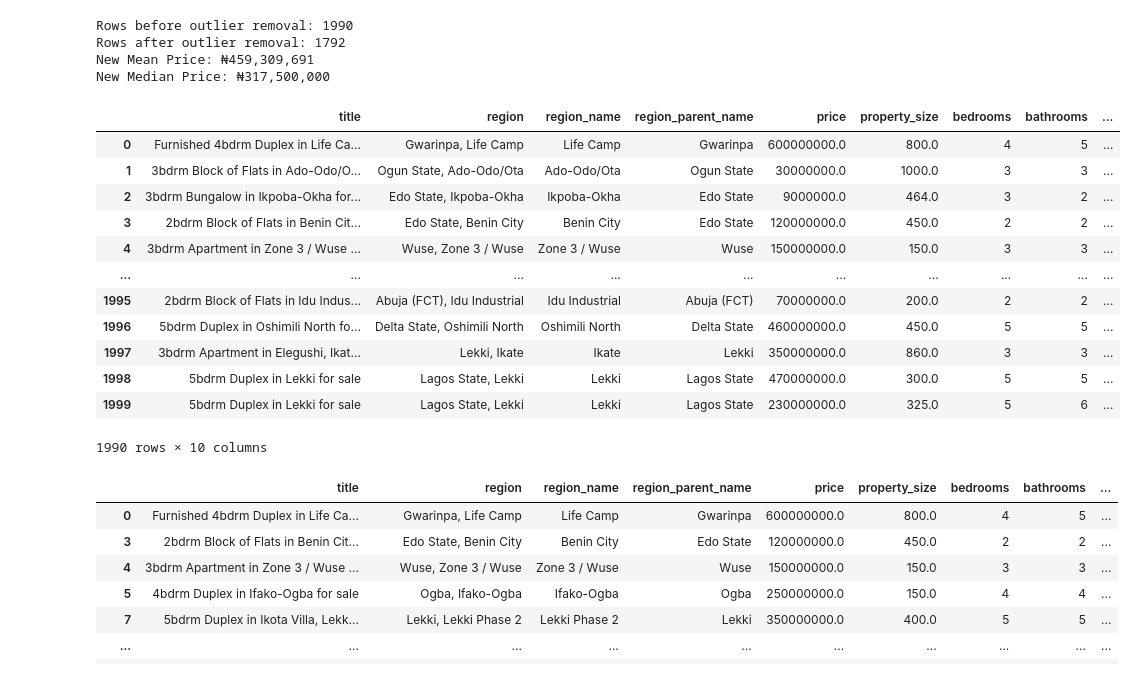
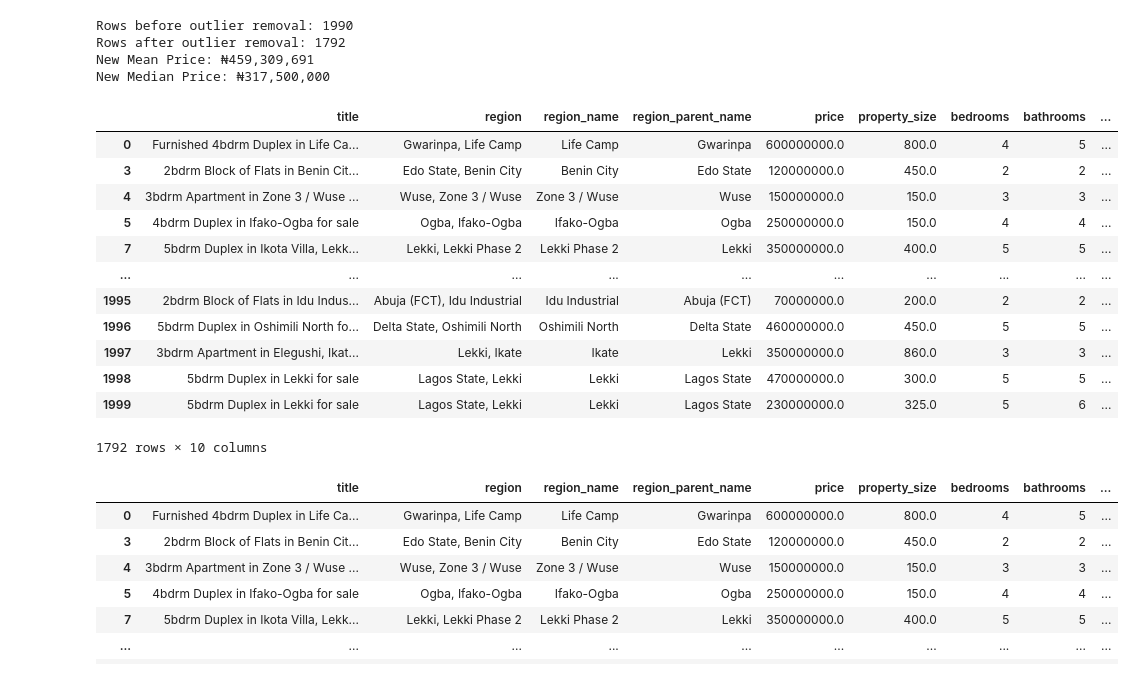
Before and after one commit to Simple46/jiji-housing-analysis, a Jupyter notebook: jiji_housing.ipynb, the cells around one changed output. Cells and saved outputs as stored; diff of their text form; code cells hidden in the pictures.

```diff
--- a/jiji_housing.ipynb
+++ b/jiji_housing.ipynb
@@ -270,21 +267,21 @@ Rows after outlier removal: 1792
 New Mean Price: ₦459,309,691
 New Median Price: ₦317,500,000
 # %%
-df
+df_clean
 # %% [output]
 |  | title | region | region_name | region_parent_name | price | property_size | bedrooms | bathrooms | ... |
 | 0 | Furnished 4bdrm Duplex in Life Ca... | Gwarinpa, Life Camp | Life Camp | Gwarinpa | 600000000.0 | 800.0 | 4 | 5 | ... |
-| 1 | 3bdrm Block of Flats in Ado-Odo/O... | Ogun State, Ado-Odo/Ota | Ado-Odo/Ota | Ogun State | 30000000.0 | 1000.0 | 3 | 3 | ... |
-| 2 | 3bdrm Bungalow in Ikpoba-Okha for... | Edo State, Ikpoba-Okha | Ikpoba-Okha | Edo State | 9000000.0 | 464.0 | 3 | 2 | ... |
 | 3 | 2bdrm Block of Flats in Benin Cit... | Edo State, Benin City | Benin City | Edo State | 120000000.0 | 450.0 | 2 | 2 | ... |
 | 4 | 3bdrm Apartment in Zone 3 / Wuse ... | Wuse, Zone 3 / Wuse | Zone 3 / Wuse | Wuse | 150000000.0 | 150.0 | 3 | 3 | ... |
+| 5 | 4bdrm Duplex in Ifako-Ogba for sale | Ogba, Ifako-Ogba | Ifako-Ogba | Ogba | 250000000.0 | 150.0 | 4 | 4 | ... |
+| 7 | 5bdrm Duplex in Ikota Villa, Lekk... | Lekki, Lekki Phase 2 | Lekki Phase 2 | Lekki | 350000000.0 | 400.0 | 5 | 5 | ... |
 | ... | ... | ... | ... | ... | ... | ... | ... | ... | ... |
 | 1995 | 2bdrm Block of Flats in Idu Indus... | Abuja (FCT), Idu Industrial | Idu Industrial | Abuja (FCT) | 70000000.0 | 200.0 | 2 | 2 | ... |
 | 1996 | 5bdrm Duplex in Oshimili North fo... | Delta State, Oshimili North | Oshimili North | Delta State | 460000000.0 | 450.0 | 5 | 5 | ... |
 | 1997 | 3bdrm Apartment in Elegushi, Ikat... | Lekki, Ikate | Ikate | Lekki | 350000000.0 | 860.0 | 3 | 3 | ... |
 | 1998 | 5bdrm Duplex in Lekki for sale | Lagos State, Lekki | Lekki | Lagos State | 470000000.0 | 300.0 | 5 | 5 | ... |
 | 1999 | 5bdrm Duplex in Lekki for sale | Lagos State, Lekki | Lekki | Lagos State | 230000000.0 | 325.0 | 5 | 6 | ... |
-1990 rows × 10 columns
+1792 rows × 10 columns
 # %%
 # Standardize Region Names
 df_clean['region_parent_name'] = df_clean['region_parent_name'].astype(str).str.strip().str.title()
```
Also changed, not shown: parts of 4 cells of this notebook, 2 other files.
